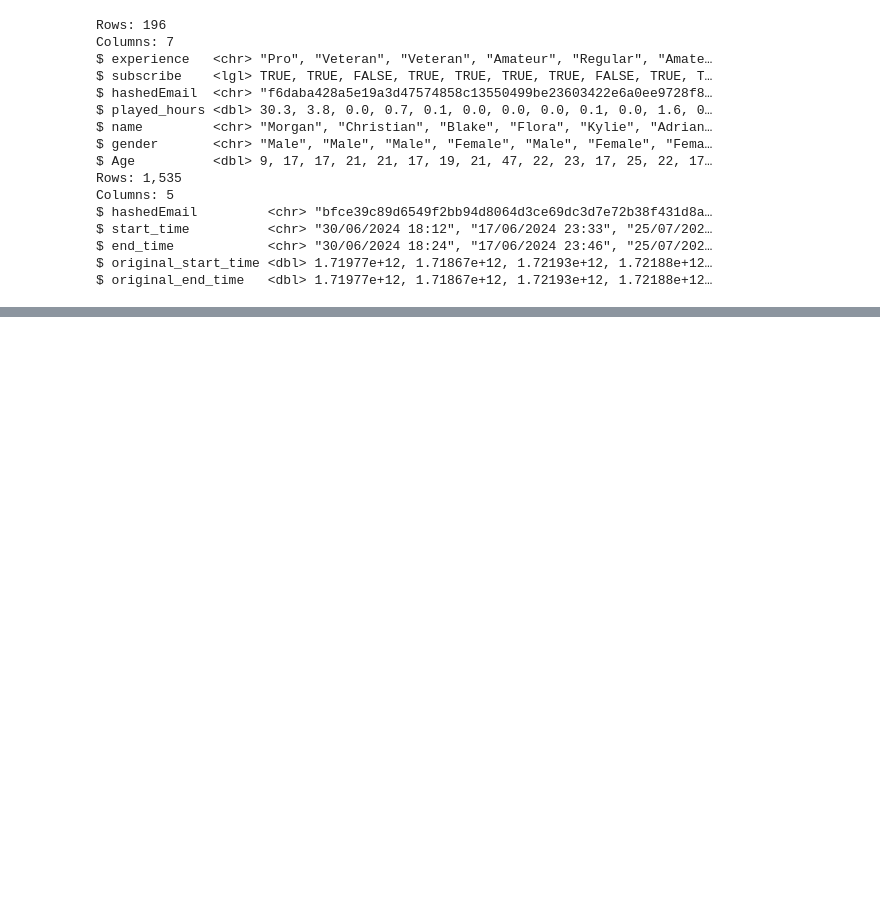
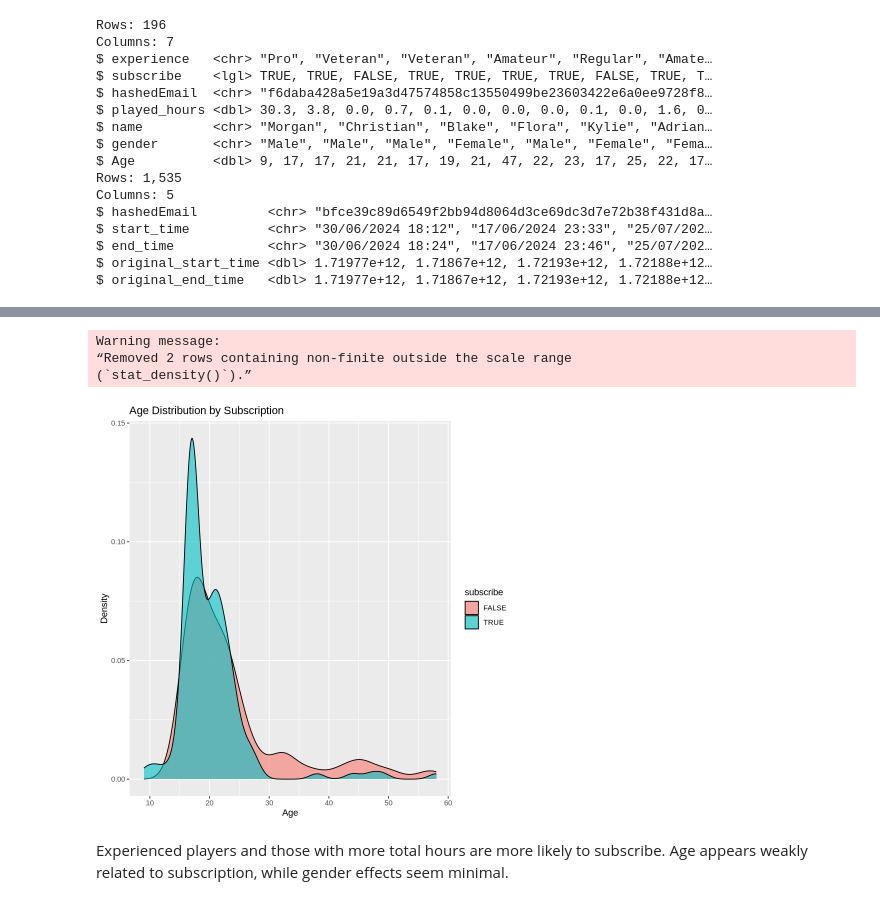
Before and after one commit to leeeeee1725/DSCI100_individual_planning_project, a Jupyter notebook: Individual Planning Report.ipynb, the cells around one changed output, grey strips where cells are left out. Cells and saved outputs as stored; diff of their text form; code cells hidden in the pictures; blank space fills up the shorter version.

```diff
--- a/Individual Planning Report.ipynb
+++ b/Individual Planning Report.ipynb
@@ -102,0 +126,13 @@ $ original_end_time   <dbl> 1.71977e+12, 1.71867e+12, 1.72193e+12, 1.72188e+12
+# %%
+# Plot 3: Age distribution
+ggplot(players, aes(x = Age, fill = subscribe)) +
+  geom_density(alpha = 0.6) +
+  labs(title = "Age Distribution by Subscription", x = "Age", y = "Density")
+# %% [output]
+Warning message:
+“Removed 2 rows containing non-finite outside the scale range
+(`stat_density()`).”
+[figure, added]
+# %% [markdown]
+Experienced players and those with more total hours are more likely to subscribe.
+Age appears weakly related to subscription, while gender effects seem minimal.
```
Also changed, not shown: parts of 5 cells of this notebook.
